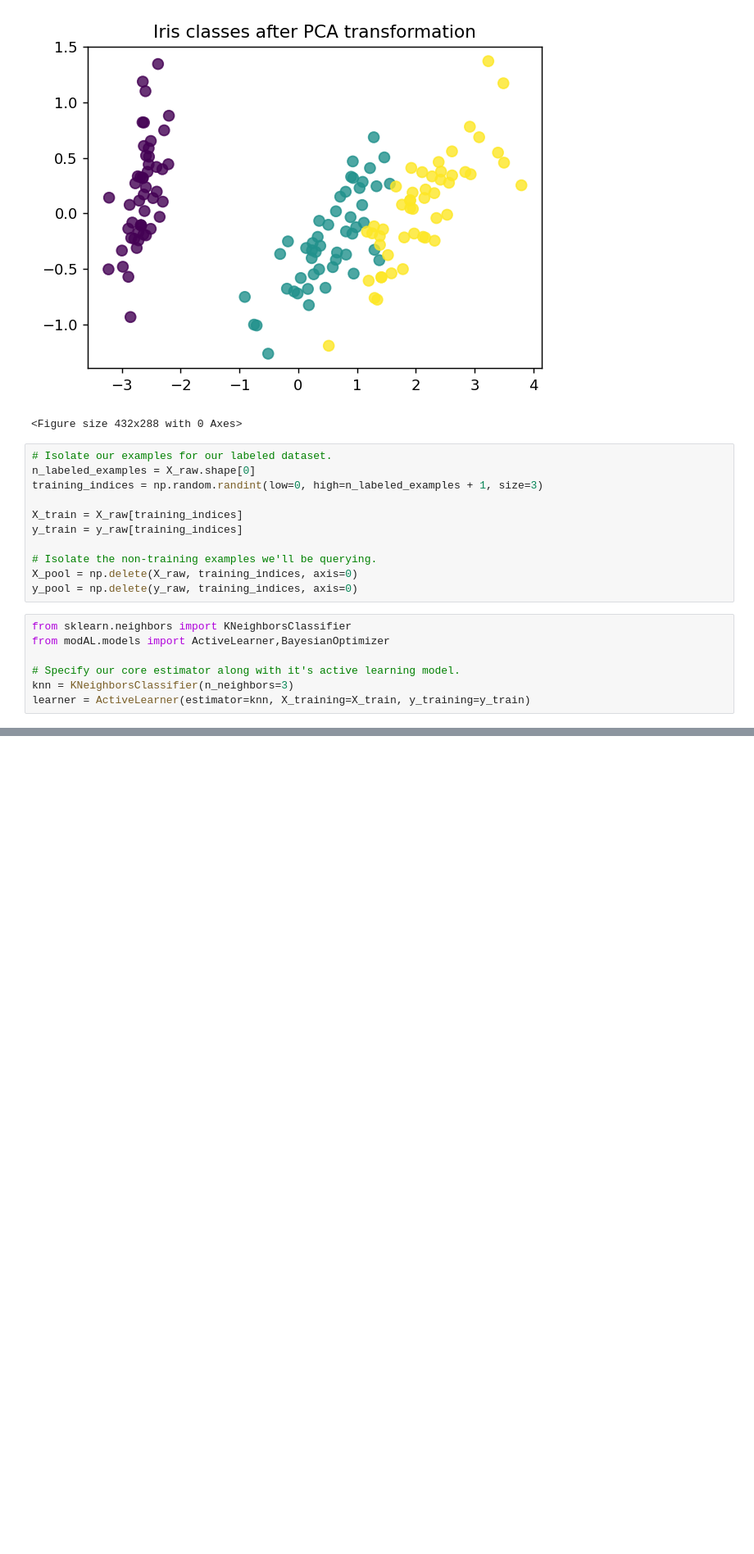
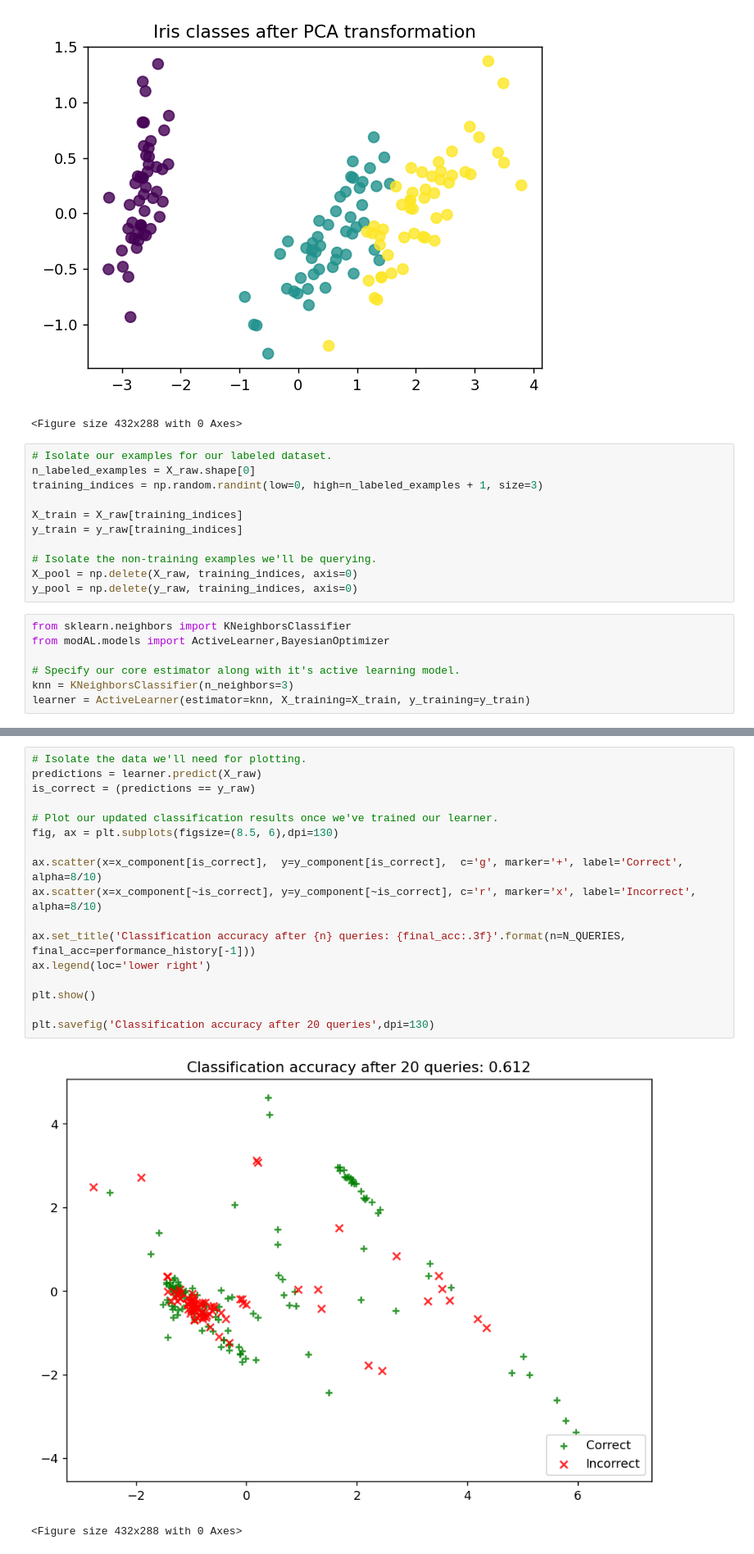
Before and after one commit to weijhenyujhou/Active-Learning, a Jupyter notebook: Active_Learning.ipynb, the cells around one changed output, grey strips where cells are left out. Shown at 82% size. Cells and saved outputs as stored; diff of their text form; blank space fills up the shorter version.

```diff
--- a/Active_Learning.ipynb
+++ b/Active_Learning.ipynb
@@ -282,0 +436,20 @@ array([1.        , 1.        , 1.        , 1.        , 0.93333333,
+# %%
+# Isolate the data we'll need for plotting.
+predictions = learner.predict(X_raw)
+is_correct = (predictions == y_raw)
+
+# Plot our updated classification results once we've trained our learner.
+fig, ax = plt.subplots(figsize=(8.5, 6),dpi=130)
+
+ax.scatter(x=x_component[is_correct],  y=y_component[is_correct],  c='g', marker='+', label='Correct',   alpha=8/10)
+ax.scatter(x=x_component[~is_correct], y=y_component[~is_correct], c='r', marker='x', label='Incorrect', alpha=8/10)
+
+ax.set_title('Classification accuracy after {n} queries: {final_acc:.3f}'.format(n=N_QUERIES, final_acc=performance_history[-1]))
+ax.legend(loc='lower right')
+
+plt.show()
+
+plt.savefig('Classification accuracy after 20 queries',dpi=130)
+# %% [output]
+[figure, added]
+<Figure size 432x288 with 0 Axes>
```
Also changed, not shown: parts of 24 cells of this notebook.
